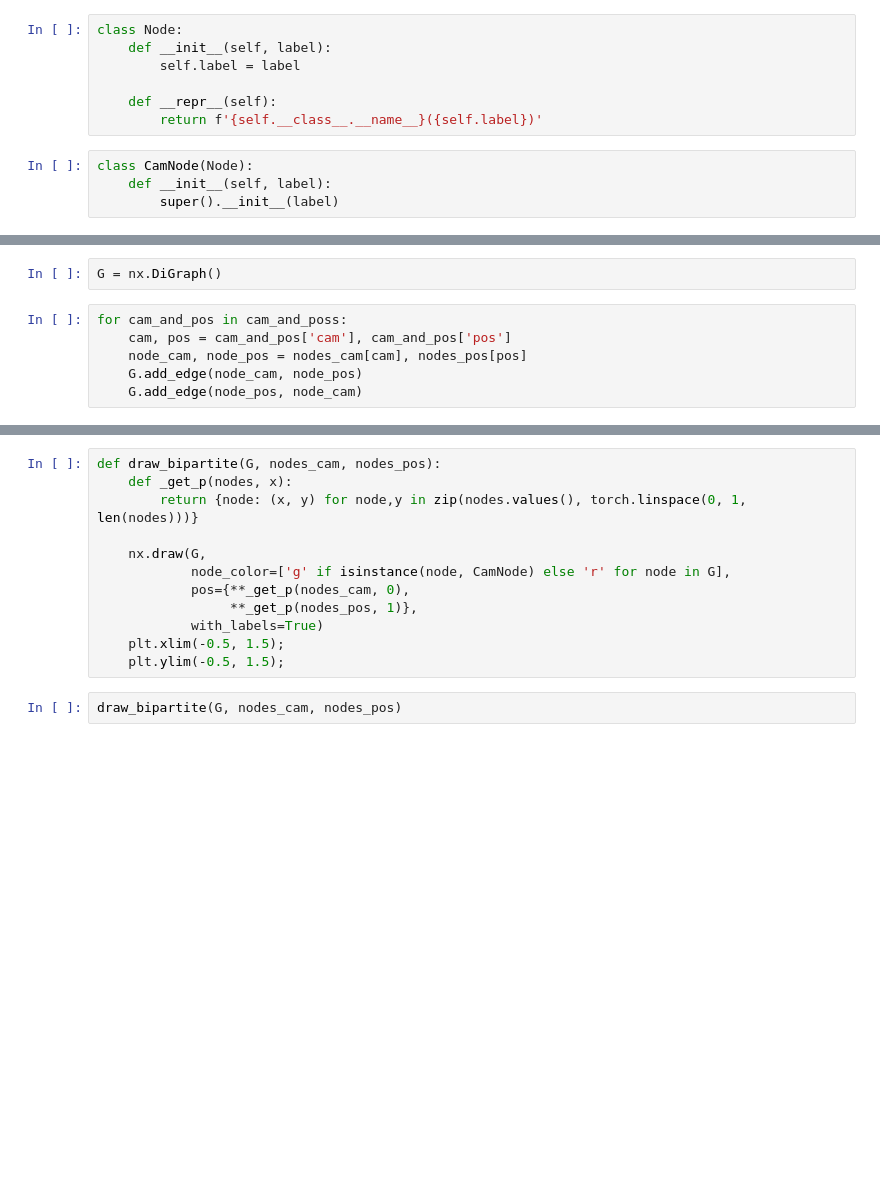
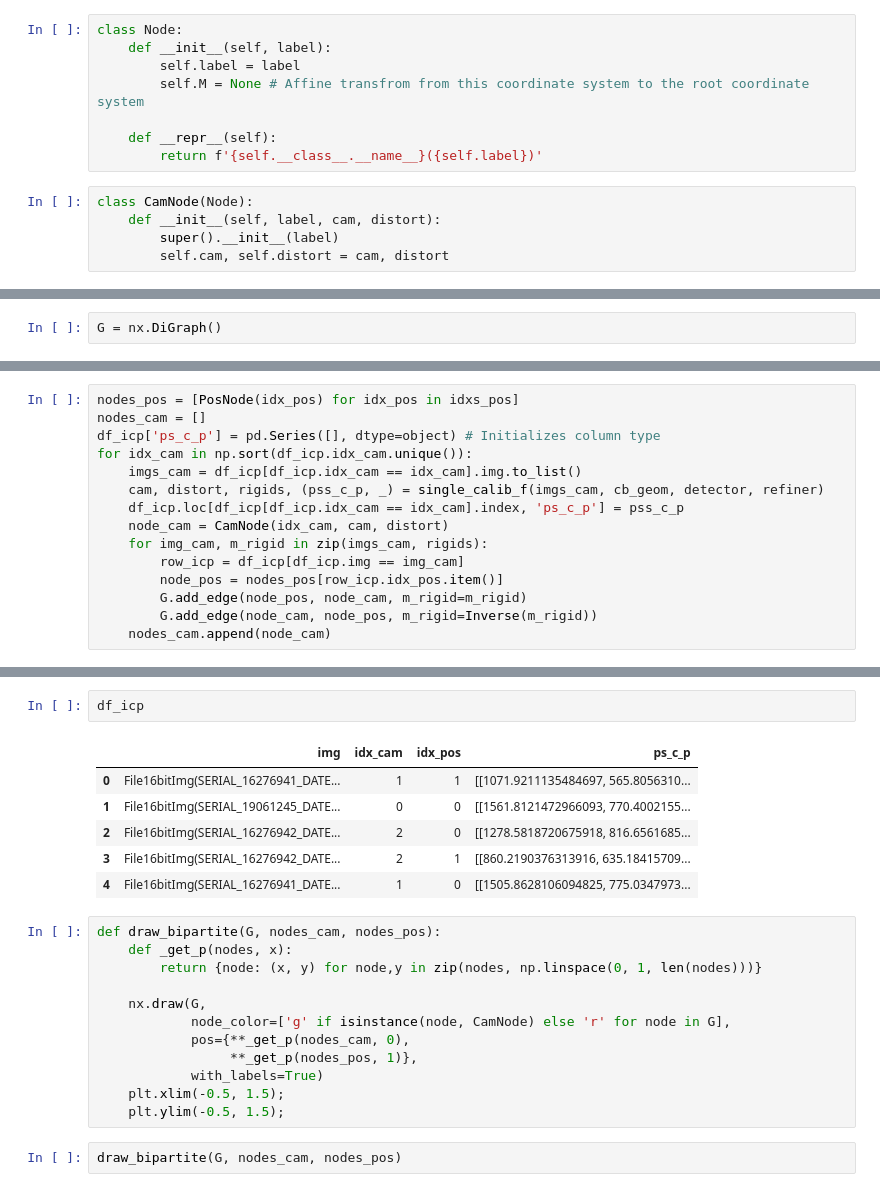
Before and after one commit to justinblaber/camera_calib_python, a Jupyter notebook: coordinate_graph.ipynb, the cells around one changed output, grey strips where cells are left out. Saved outputs shown, nothing was run; the diff lists cells and outputs as text; blank space fills up the shorter version.

```diff
--- a/coordinate_graph.ipynb
+++ b/coordinate_graph.ipynb
@@ -70,13 +93,15 @@ Some things:
 class Node:
     def __init__(self, label):
         self.label = label
+        self.M = None # Affine transfrom from this coordinate system to the root coordinate system
 
     def __repr__(self):
         return f'{self.__class__.__name__}({self.label})'
 # %%
 class CamNode(Node):
-    def __init__(self, label):
+    def __init__(self, label, cam, distort):
         super().__init__(label)
+        self.cam, self.distort = cam, distort
 # %%
 class PosNode(Node):
     def __init__(self, label):
@@ -99,8 +109,2 @@ def _rand_rigid():
 # %%
 G = nx.DiGraph()
-# %%
-for cam_and_pos in cam_and_poss:
-    cam, pos = cam_and_pos['cam'], cam_and_pos['pos']
-    node_cam, node_pos = nodes_cam[cam], nodes_pos[pos]
-    G.add_edge(node_cam, node_pos)
-    G.add_edge(node_pos, node_cam)
@@ -113,0 +111,15 @@ for cam_and_pos in cam_and_poss:
+# %%
+nodes_pos = [PosNode(idx_pos) for idx_pos in idxs_pos]
+nodes_cam = []
+df_icp['ps_c_p'] = pd.Series([], dtype=object) # Initializes column type
+for idx_cam in np.sort(df_icp.idx_cam.unique()):
+    imgs_cam = df_icp[df_icp.idx_cam == idx_cam].img.to_list()
+    cam, distort, rigids, (pss_c_p, _) = single_calib_f(imgs_cam, cb_geom, detector, refiner)
+    df_icp.loc[df_icp[df_icp.idx_cam == idx_cam].index, 'ps_c_p'] = pss_c_p
+    node_cam = CamNode(idx_cam, cam, distort)
+    for img_cam, m_rigid in zip(imgs_cam, rigids):
+        row_icp = df_icp[df_icp.img == img_cam]
+        node_pos = nodes_pos[row_icp.idx_pos.item()]
+        G.add_edge(node_pos, node_cam, m_rigid=m_rigid)
+        G.add_edge(node_cam, node_pos, m_rigid=Inverse(m_rigid))
+    nodes_cam.append(node_cam)
@@ -114,7 +144,16 @@ for cam_and_pos in cam_and_poss:
+# %%
+df_icp
+# %% [output]
+|  | img | idx_cam | idx_pos | ps_c_p |
+| 0 | File16bitImg(SERIAL_16276941_DATE... | 1 | 1 | [[1071.9211135484697, 565.8056310... |
+| 1 | File16bitImg(SERIAL_19061245_DATE... | 0 | 0 | [[1561.8121472966093, 770.4002155... |
+| 2 | File16bitImg(SERIAL_16276942_DATE... | 2 | 0 | [[1278.5818720675918, 816.6561685... |
+| 3 | File16bitImg(SERIAL_16276942_DATE... | 2 | 1 | [[860.2190376313916, 635.18415709... |
+| 4 | File16bitImg(SERIAL_16276941_DATE... | 1 | 0 | [[1505.8628106094825, 775.0347973... |
 # %%
 def draw_bipartite(G, nodes_cam, nodes_pos):
     def _get_p(nodes, x):
-        return {node: (x, y) for node,y in zip(nodes.values(), torch.linspace(0, 1, len(nodes)))}
+        return {node: (x, y) for node,y in zip(nodes, np.linspace(0, 1, len(nodes)))}
 
     nx.draw(G,
             node_color=['g' if isinstance(node, CamNode) else 'r' for node in G],
```
Also changed, not shown: parts of 74 cells of this notebook, 5 other files.
